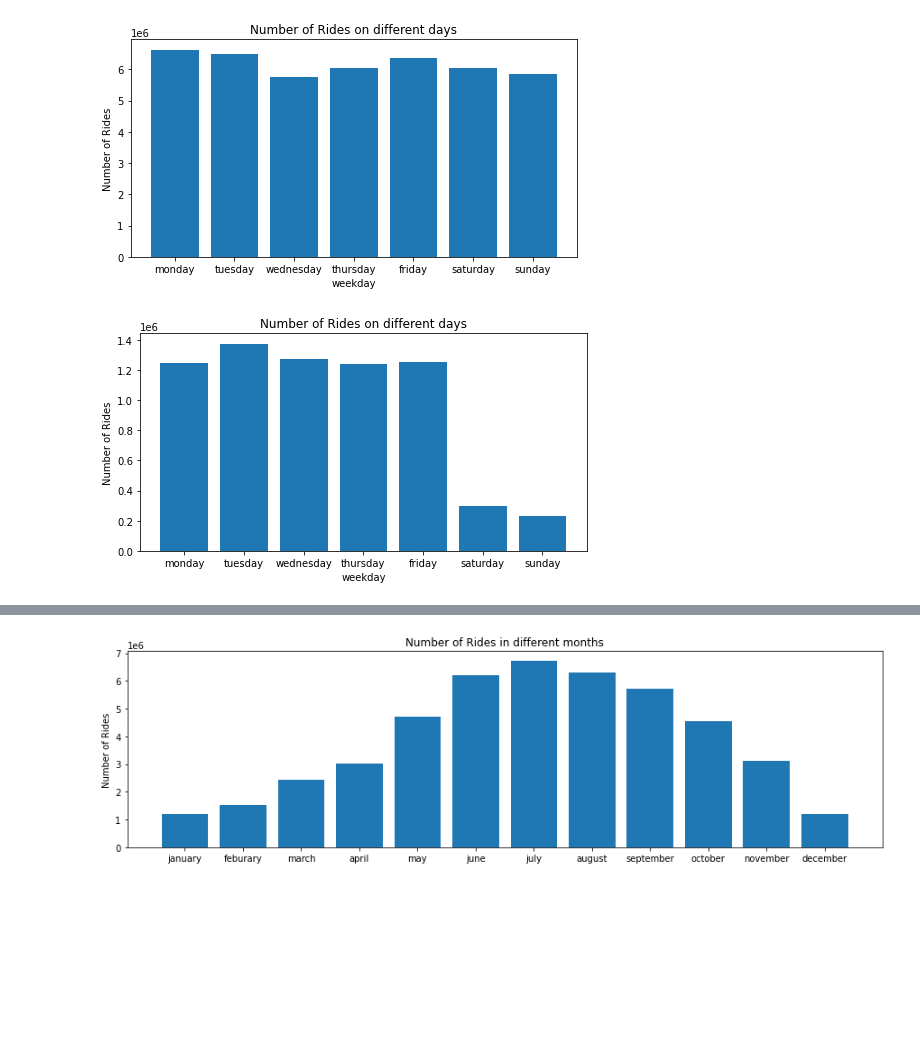
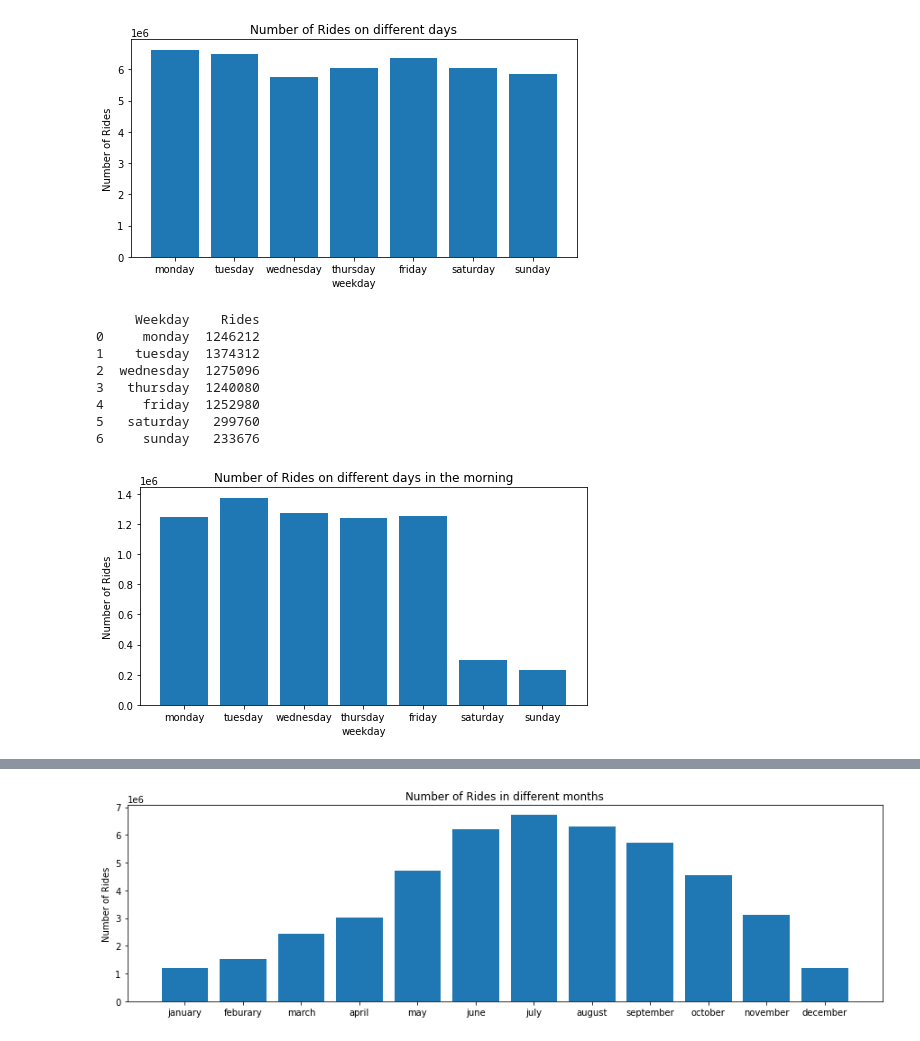
Before and after one commit to agruenb/PrescriptiveStruggle_BikeSharing, a Jupyter notebook: LeaWorkspace/lworkspace.ipynb, the cells around one changed output, grey strips where cells are left out. Drawn from its saved outputs; the diff is of its cells as text; code cells hidden in the pictures; blank space fills up the shorter version.

```diff
--- a/LeaWorkspace/lworkspace.ipynb
+++ b/LeaWorkspace/lworkspace.ipynb
@@ -9,0 +21,8 @@ chicago = pd.read_csv("chicago_2016.csv", parse_dates=["start_time","end_time"])
+# %%
+chicago['driving_time'] = chicago['end_time']-chicago['start_time']
+dep = chicago[chicago['user_type']=='Dependent']
+print(dep['start_time'].size)
+print(dep['start_station_id'].unique().size)
+print(dep['end_station_id'].unique().size)
+print(dep['bike_id'].unique().size)
+dep.head(40)
@@ -79,16 +120,25 @@ plt.show()
 # %%
 weekmorning= pd.DataFrame({'Weekday': ['monday', 'tuesday', 'wednesday', 'thursday', 'friday', 'saturday', 'sunday'], 'Rides': [chicago[(chicago['Weekday']==0) & (chicago['Hour']<=8) & (chicago['Hour']>=6)].size , chicago[(chicago['Weekday']==1) & (chicago['Hour']<=8) & (chicago['Hour']>=6)].size , chicago[(chicago['Weekday']==2) & (chicago['Hour']<=8) & (chicago['Hour']>=6)].size , chicago[(chicago['Weekday']==3) & (chicago['Hour']<=8) & (chicago['Hour']>=6)].size , chicago[(chicago['Weekday']==4) & (chicago['Hour']<=8) & (chicago['Hour']>=6)].size , chicago[(chicago['Weekday']==5) & (chicago['Hour']<=8) & (chicago['Hour']>=6)].size ,chicago[(chicago['Weekday']==6) & (chicago['Hour']<=8) & (chicago['Hour']>=6)].size ] })
 # %%
+print(weekmorning)
 fig,ax = plt.subplots(figsize=(8,4))
 
 ax.bar(weekmorning["Weekday"], weekmorning["Rides"])
 ax.set_xlabel("weekday")
 ax.set_ylabel("Number of Rides")
-ax.set_title("Number of Rides on different days")
+ax.set_title("Number of Rides on different days in the morning")
 
 plt.show()
 # %% [output]
+     Weekday    Rides
+0     monday  1246212
+1    tuesday  1374312
+2  wednesday  1275096
+3   thursday  1240080
+4     friday  1252980
+5   saturday   299760
+6     sunday   233676
-[figure, old version]
+[figure, new version]
 # %%
 ## Jahresschwankungen
 # %%
```
Also changed, not shown: parts of 12 cells of this notebook, 8 other files.
